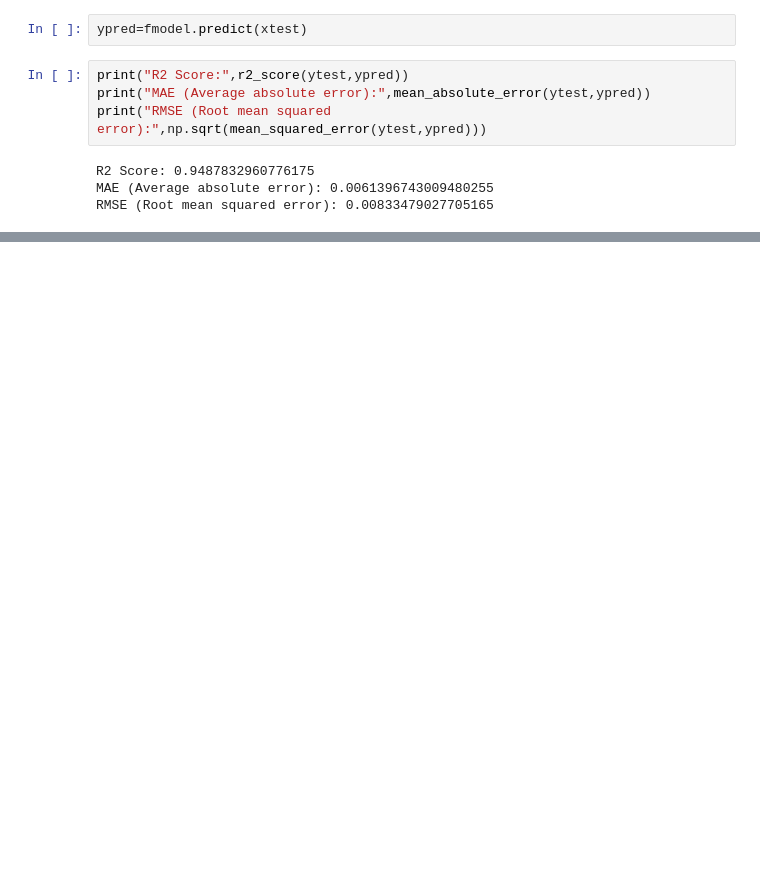
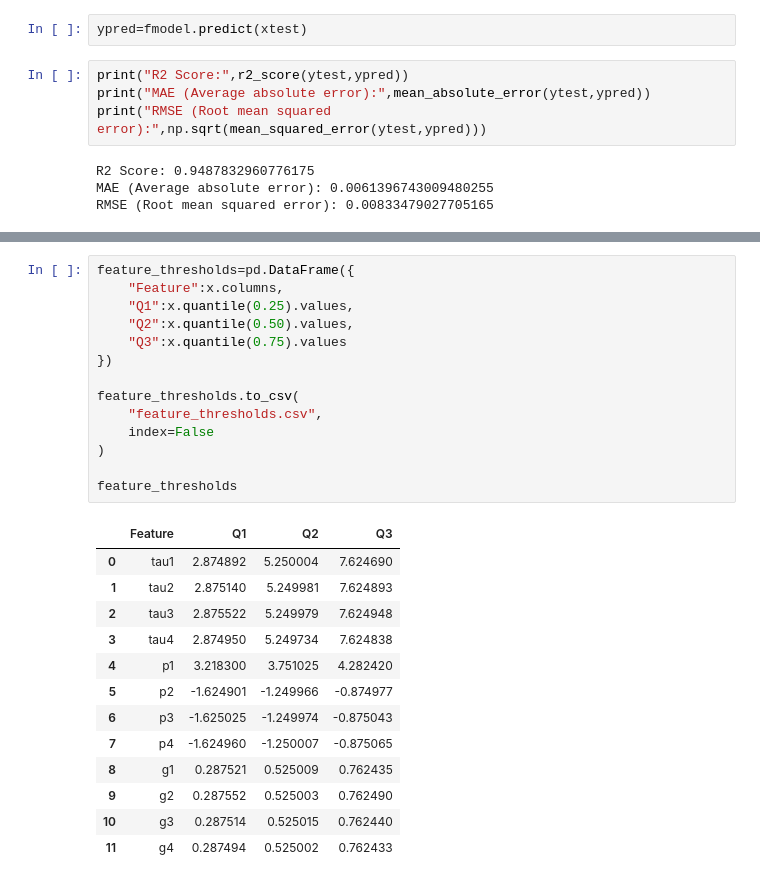
Before and after one commit to waseemvpds/Power_Grid_Stability_Prediction_Using_Machine_Learning, a Jupyter notebook: Model.ipynb, the cells around one changed output, grey strips where cells are left out. Cells and saved outputs as stored; diff of their text form; blank space fills up the shorter version.

```diff
--- a/Model.ipynb
+++ b/Model.ipynb
@@ -425,0 +519,28 @@ pickle.dump(fmodel,open("model.pkl","wb"))
+# %%
+feature_thresholds=pd.DataFrame({
+    "Feature":x.columns,
+    "Q1":x.quantile(0.25).values,
+    "Q2":x.quantile(0.50).values,
+    "Q3":x.quantile(0.75).values
+})
+
+feature_thresholds.to_csv(
+    "feature_thresholds.csv",
+    index=False
+)
+
+feature_thresholds
+# %% [output]
+|  | Feature | Q1 | Q2 | Q3 |
+| 0 | tau1 | 2.874892 | 5.250004 | 7.624690 |
+| 1 | tau2 | 2.875140 | 5.249981 | 7.624893 |
+| 2 | tau3 | 2.875522 | 5.249979 | 7.624948 |
+| 3 | tau4 | 2.874950 | 5.249734 | 7.624838 |
+| 4 | p1 | 3.218300 | 3.751025 | 4.282420 |
+| 5 | p2 | -1.624901 | -1.249966 | -0.874977 |
+| 6 | p3 | -1.625025 | -1.249974 | -0.875043 |
+| 7 | p4 | -1.624960 | -1.250007 | -0.875065 |
+| 8 | g1 | 0.287521 | 0.525009 | 0.762435 |
+| 9 | g2 | 0.287552 | 0.525003 | 0.762490 |
+| 10 | g3 | 0.287514 | 0.525015 | 0.762440 |
+| 11 | g4 | 0.287494 | 0.525002 | 0.762433 |
```
Also changed, not shown: parts of 16 cells of this notebook, 16 other files.
